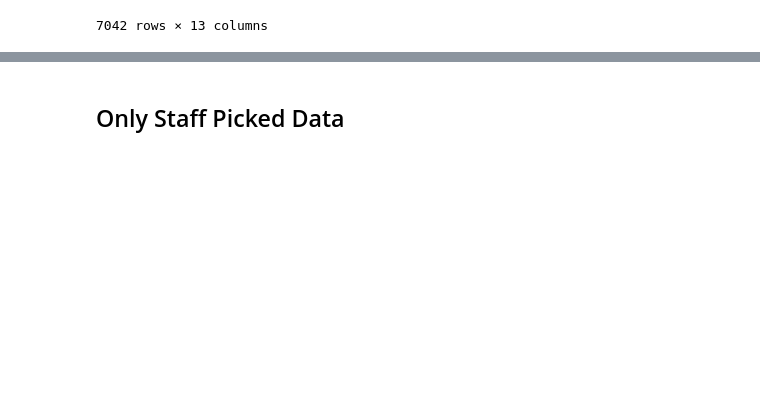
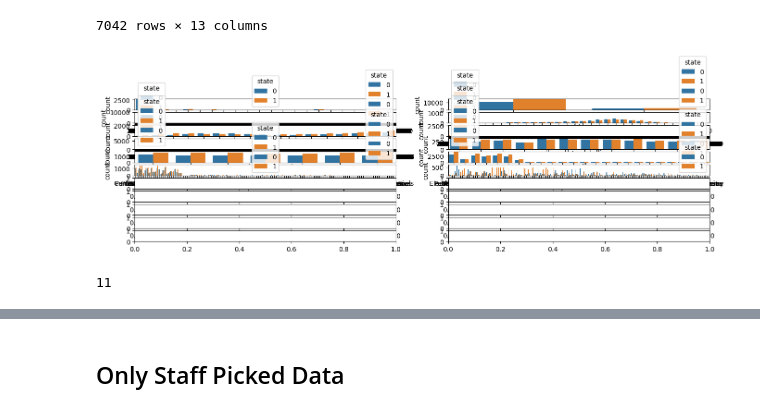
Before and after one commit to joshuadbeil/kickstarter_challenge, a Jupyter notebook: 04-error-analysis.ipynb, the cells around one changed output, grey strips where cells are left out. Cells and saved outputs as stored; diff of their text form; code cells hidden in the pictures; blank space fills up the shorter version.

```diff
--- a/04-error-analysis.ipynb
+++ b/04-error-analysis.ipynb
@@ -155,3 +155,17 @@ prediction_errors
 | 33777 | US | international | 2000.00 | 20.0 | 8 | 3884400 | 665041 | ... |
 | 33786 | DE | international | 2568.36 | 17.0 | 6 | 2292282 | 70878 | ... |
 7042 rows × 13 columns
+# %%
+j=len(X_test.columns)
+fig, axs = plt.subplots(ncols=2,nrows=j,figsize=(16, 4))
+for k, column in enumerate(X_test.columns):
+
+
+    sns.countplot(data=prediction_errors, x=column, ax=axs.flat[k], hue='state')
+    sns.countplot(data=X_test, x=column, ax=axs.flat[k+1], hue=y_test)
+# %% [output]
+[figure, added]
+# %%
+len(X_test.columns)
+# %% [output]
+11
```
Also changed, not shown: parts of 6 cells of this notebook, 3 other files.
